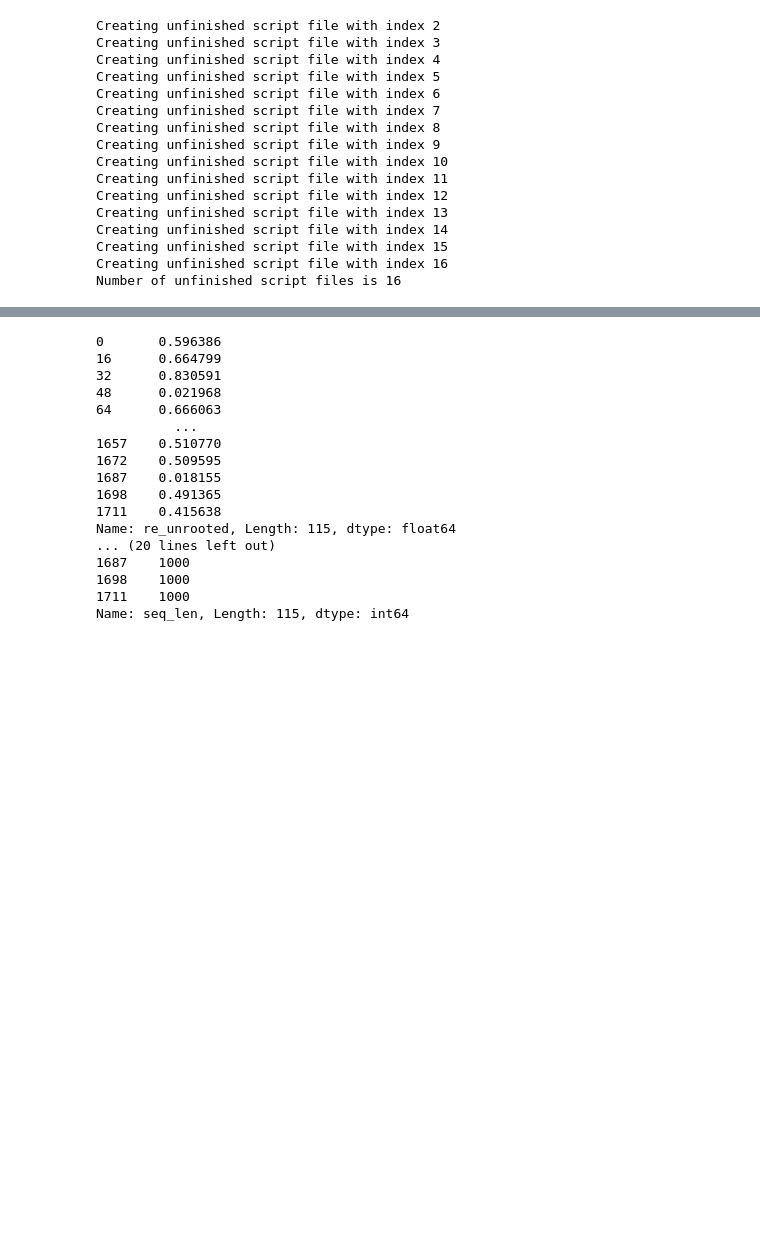
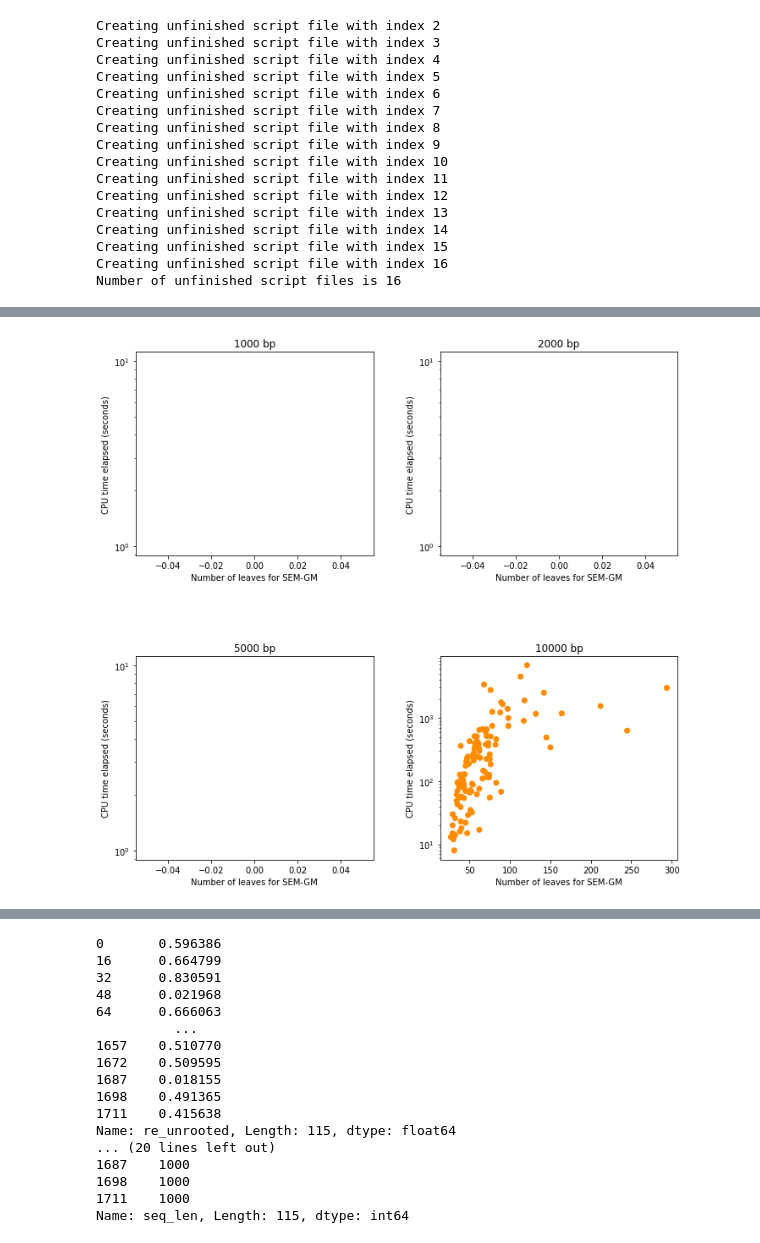
Before and after one commit to prabhavk/mst-backbone-repo, a Jupyter notebook: simulation_results.ipynb, the cells around one changed output, grey strips where cells are left out. Cells and saved outputs as stored; diff of their text form; code cells hidden in the pictures; blank space fills up the shorter version.

Commit message:
updated runtimes for SEM-GM

```diff
--- a/simulation_results.ipynb
+++ b/simulation_results.ipynb
@@ -406,0 +386,88 @@ run_times_seq_len_method[10000]['mstbackbone']
+# %%
+# Run times for structural EM
+figures_path = projectPath + "figures/"
+runtimes_sem_seq_len = {}
+num_leaves_sem_seq_len = {}
+tree_id_num_leaves_scalability_file = open(data_path + "selected_grove_tree_ids_scalability","r")
+num_trees = 1
+print(seqlen_list)
+for line in tree_id_num_leaves_scalability_file:
+    tree_id = line.strip().split(',')[0].strip()
+    num_leaves = int(line.strip().split(',')[1].strip())
+    for seq_len in seqlen_list:
+        runtimes_sem_seq_len[seq_len] = []
+        num_leaves_sem_seq_len[seq_len] = []
+        for method in method_list:
+            exp_id = "treeId_" + tree_id + "_numLeaves_" + str(num_leaves) + "_seqLen_" + str(seq_len)
+            log_file_name = data_path + 'grove_exp/' + exp_id + '/' + exp_id + '.mstbackbone_log'
+        if os.path.exists(log_file_name):
+            if os.path.getsize(log_file_name) > 0:
+                log_file = open(log_file_name,"r")
+                for log_line in log_file:
+                    if log_line.startswith("CPU time used for computing subtree"):
+                        try:
+                            num_leaves_sem = log_line.split("CPU time used for computing subtree with")[1].split("leaves")[0].strip()
+                            runtime_sem = log_line.split("leaves is")[1].split("seconds")[0].strip()
+                            runtimes_sem_seq_len[seq_len].append(float(runtime_sem))
+                            num_leaves_sem_seq_len[seq_len].append(int(num_leaves_sem))
+                        except:
+                            pass
+    # print ("Processed ",num_trees, " trees")
+    # num_trees += 1
+
+# print(num_leaves_sem_seq_len)
+import matplotlib
+from matplotlib.colors import ListedColormap
+import matplotlib.pyplot as plt
+from matplotlib.rcsetup import cycler
+
+import numpy as np
+from math import log
+
+# Fixing random state for reproducibility
+
+fig, ax = plt.subplots(2,2)
+i = 0
+# seq_len = 2000
+
+seqlen_colors_map = {}
+seqlen_colors_map[1000] = ['lightblue']
+seqlen_colors_map[2000] = ['darkblue']
+seqlen_colors_map[5000] = ['lightorange']
+seqlen_colors_map[10000] = ['darkorange']
+
+# method_list = ['fasttree', 'mstbackbone']
+# method_list = ['raxmlng','iqtree','fasttree','mstbackbone']
+method_list = ['mstbackbone','fasttree','raxmlng','iqtree']
+method_colors = {}
+for seq_len in seqlen_list:
+    seq_len_colors = seqlen_colors_map[seq_len] * len(runtimes_sem_seq_len[seq_len])
+    if seq_len == 1000:
+        ax[0,0].scatter(num_leaves_sem_seq_len[seq_len],runtimes_sem_seq_len[seq_len],c=seq_len_colors)
+        ax[0,0].set_yscale("log")
+        ax[0,0].set_xlabel("Number of leaves for SEM-GM")
+        ax[0,0].set_ylabel("CPU time elapsed (seconds)")
+        ax[0,0].set_title(str(seq_len)+ " bp")
+    elif seq_len == 2000:
+        ax[0,1].scatter(num_leaves_sem_seq_len[seq_len],runtimes_sem_seq_len[seq_len],c=seq_len_colors)
+        ax[0,1].set_yscale("log")
+        ax[0,1].set_xlabel("Number of leaves for SEM-GM")
+        ax[0,1].set_ylabel("CPU time elapsed (seconds)")
+        ax[0,1].set_title(str(seq_len)+ " bp")
+    elif seq_len == 5000:
+        ax[1,0].scatter(num_leaves_sem_seq_len[seq_len],runtimes_sem_seq_len[seq_len],c=seq_len_colors)
+        ax[1,0].set_yscale("log")
+        ax[1,0].set_xlabel("Number of leaves for SEM-GM")
+        ax[1,0].set_ylabel("CPU time elapsed (seconds)")
+        ax[1,0].set_title(str(seq_len)+ " bp")
+    elif seq_len == 10000:
+        ax[1,1].scatter(num_leaves_sem_seq_len[seq_len],runtimes_sem_seq_len[seq_len],c=seq_len_colors)
+        ax[1,1].set_yscale("log")
+        ax[1,1].set_xlabel("Number of leaves for SEM-GM")
+        ax[1,1].set_ylabel("CPU time elapsed (seconds)")
+        ax[1,1].set_title(str(seq_len)+ " bp")
+
+fig.tight_layout(pad=0.04)
+fig.set_size_inches(10, 10)
+plt.savefig(results_path+"grove_scalability_SEM.eps", dpi=100,bbox_inches='tight')
+# %% [output]
@@ -407,3 +475,4 @@ run_times_seq_len_method[10000]['mstbackbone']
+[figure, added]
 # %%
 # Store (Precision, Recall, RF) x (Rooted, Unrooted) x (FastTree, MST-backbone, RAxML-NG, IQ-TREE) x (1000, 2000, 5000, 10000)
 recall_rooted_seq_len_method = {}
```
Also changed, not shown: parts of 7 cells of this notebook, 3 other files.
